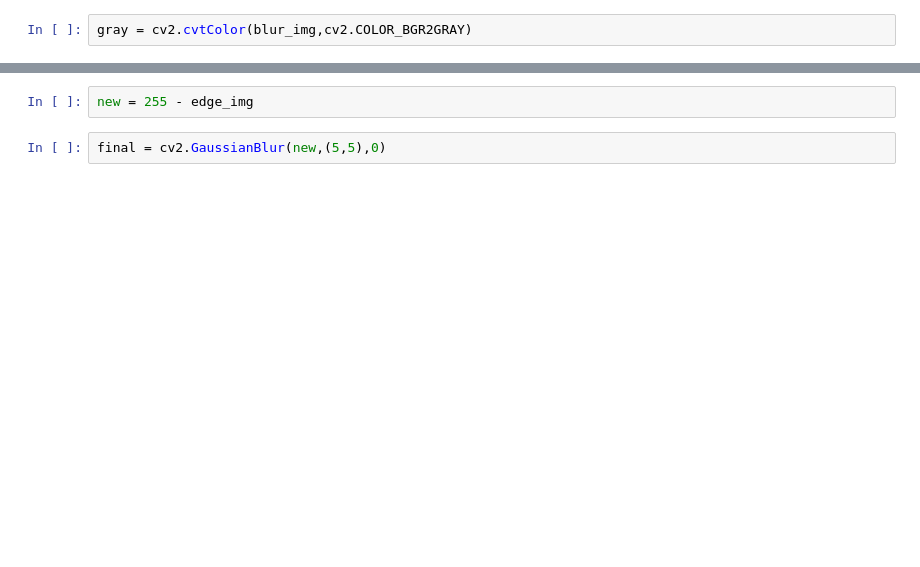
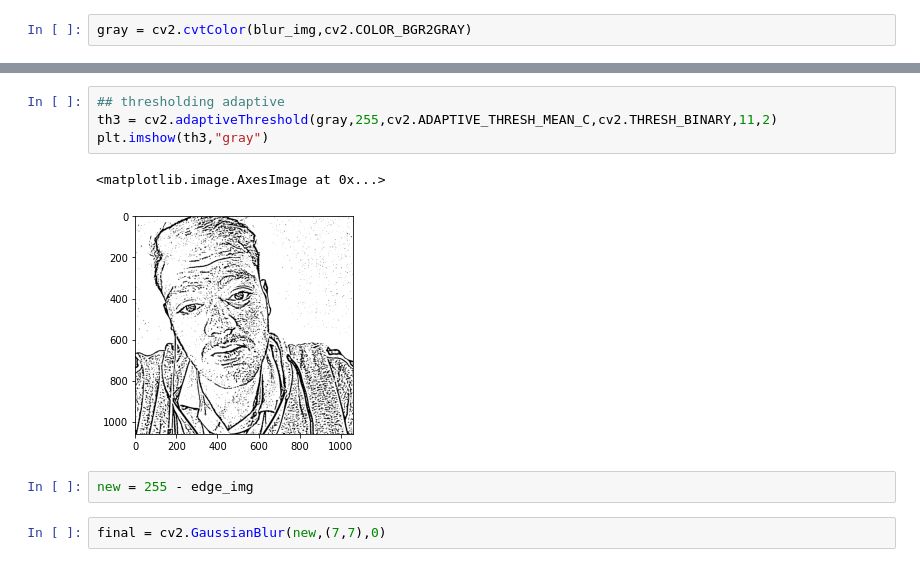
Before and after one commit to r-narula/Learning-OpenCV, a Jupyter notebook: IIIT-A/ImageSegmenatation/imageTosketch.ipynb, the cells around one changed output, grey strips where cells are left out. Cells and saved outputs as stored; diff of their text form; blank space fills up the shorter version.

```diff
--- a/IIIT-A/ImageSegmenatation/imageTosketch.ipynb
+++ b/IIIT-A/ImageSegmenatation/imageTosketch.ipynb
@@ -31,7 +31,14 @@ plt.imshow(edge_img,"gray")
+# %%
+## thresholding adaptive
+th3 = cv2.adaptiveThreshold(gray,255,cv2.ADAPTIVE_THRESH_MEAN_C,cv2.THRESH_BINARY,11,2)
+plt.imshow(th3,"gray")
+# %% [output]
+<matplotlib.image.AxesImage at 0x...>
+[figure, added]
 # %%
 new = 255 - edge_img
 # %%
-final = cv2.GaussianBlur(new,(5,5),0)
+final = cv2.GaussianBlur(new,(7,7),0)
 # %%
 plt.imshow(final,"gray")
 # %% [output]
```
Also changed, not shown: parts of 7 cells of this notebook, 2 other files.
